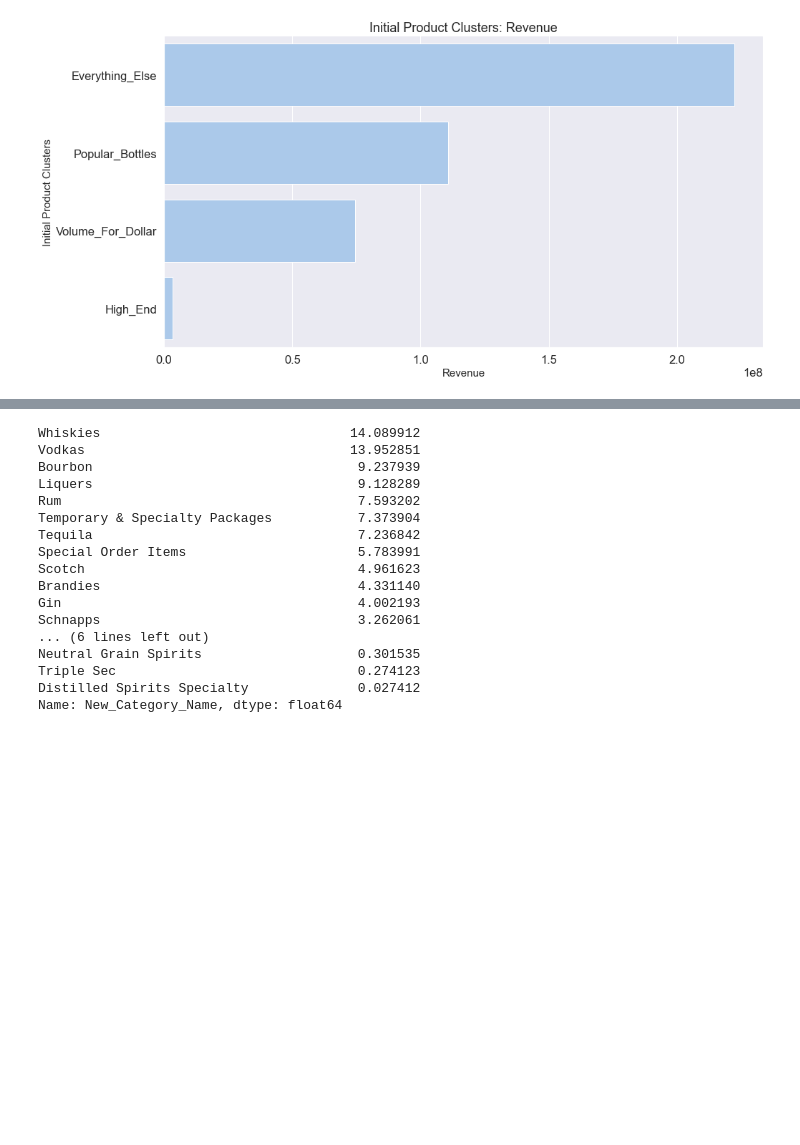
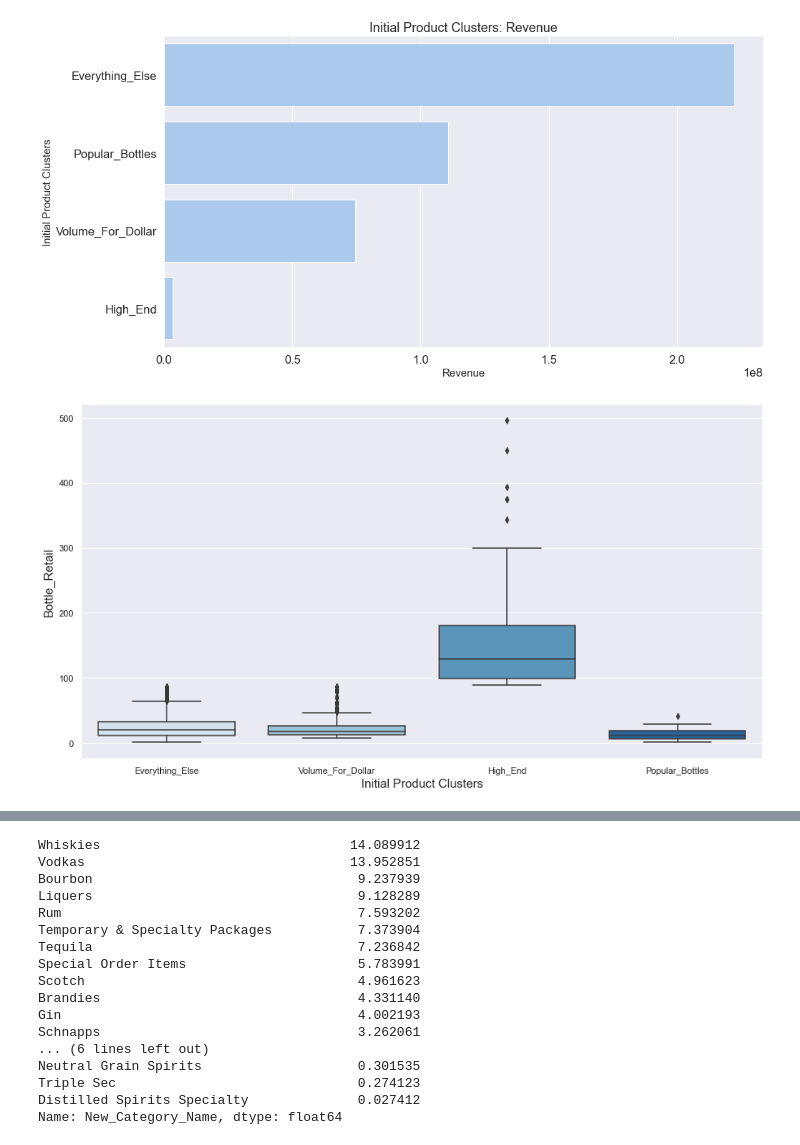
Before and after one commit to dgarbato/capstone, a Jupyter notebook: K means clustering of products Excludes 50 ml minis selling for over 10 dollars.ipynb, the cells around one changed output, grey strips where cells are left out. Cells and saved outputs as stored; diff of their text form; code cells hidden in the pictures; blank space fills up the shorter version.

```diff
--- a/K means clustering of products Excludes 50 ml minis selling for over 10 dollars.ipynb
+++ b/K means clustering of products Excludes 50 ml minis selling for over 10 dollars.ipynb
@@ -545,3 +548,20 @@ bar.set(title='Initial Product Clusters: Revenue')
 # %% [output]
 [Text(0.5, 1.0, 'Initial Product Clusters: Revenue')]
 [figure]
+# %%
+def box2(feature,ylabel,order=None,ylim=None,title=None):
+
+#     sns.set(rc = {'figure.figsize':(15,8)},font_scale=1.1)
+    sns.set(rc = {'figure.figsize':(15,8)})
+    box = sns.boxplot(x='cluster_name', y=feature, data=products2,palette='Blues',order=order)
+
+    box.set_xlabel('Initial Product Clusters',fontsize=15)
+    box.set_ylabel(ylabel,fontsize=15)
+    if ylim:
+        box.set(ylim=ylim)
+    if title:
+        box.axes.set_title(title,fontsize=20)
+# %%
+box2('Bottle_Retail','Bottle_Retail')
+# %% [output]
+[figure, added]
```
Also changed, not shown: parts of 6 cells of this notebook, 6 other files.
